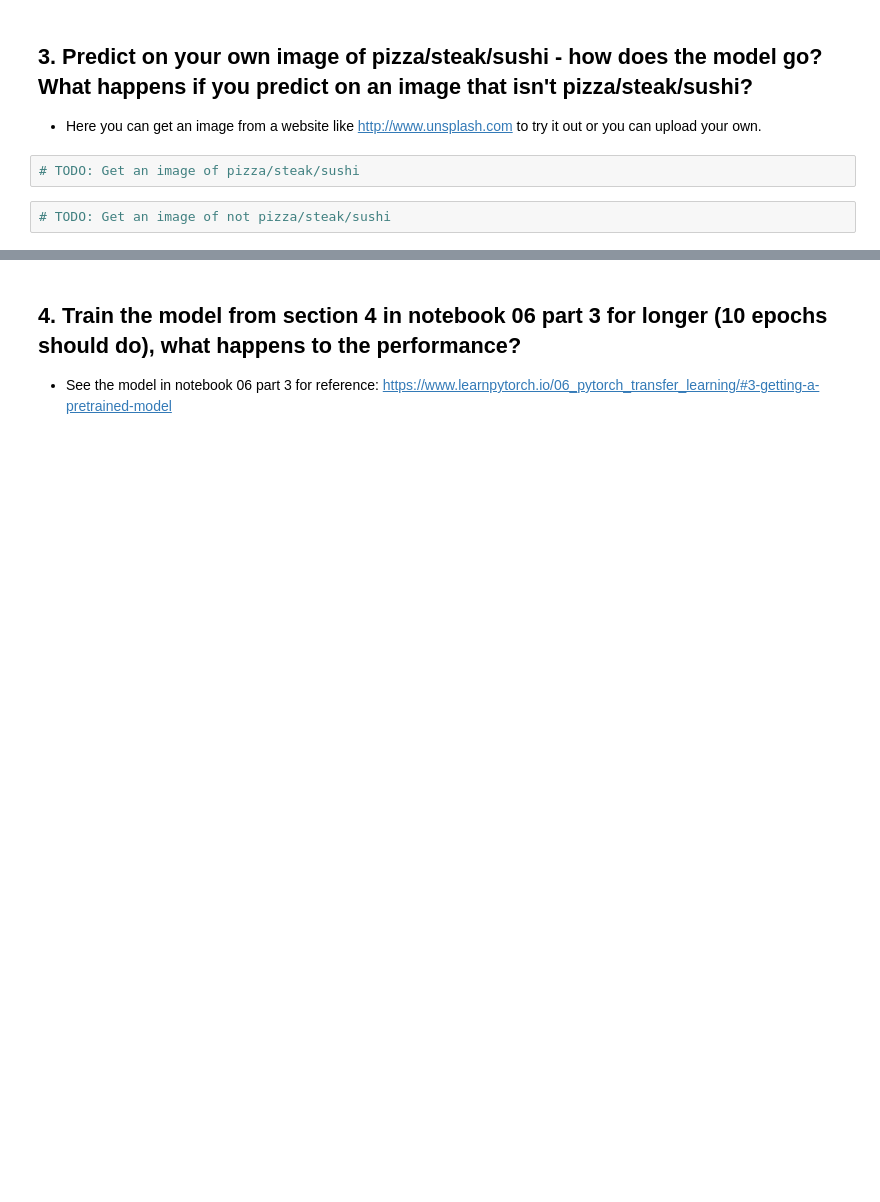
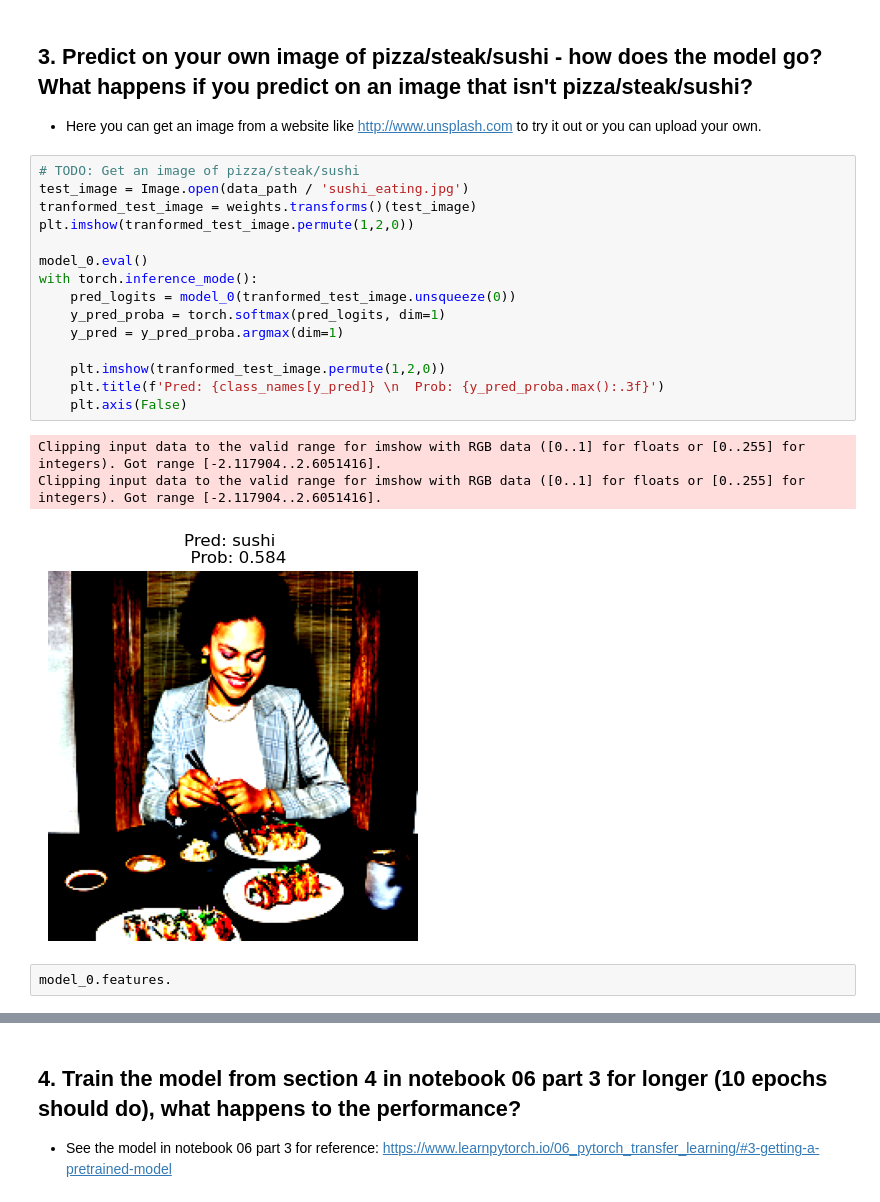
Before and after one commit to maheshsunuwar/deep-learning-pytorch, a Jupyter notebook: 06. PyTorch Transfer Learning/06_pytorch_transfer_learning_exercises.ipynb, the cells around one changed output, grey strips where cells are left out. Cells and saved outputs as stored; diff of their text form; blank space fills up the shorter version.

```diff
--- a/06. PyTorch Transfer Learning/06_pytorch_transfer_learning_exercises.ipynb
+++ b/06. PyTorch Transfer Learning/06_pytorch_transfer_learning_exercises.ipynb
@@ -315,7 +394,24 @@ class_names
 # %% [markdown]
 ## 3. Predict on your own image of pizza/steak/sushi - how does the model go? What happens if you predict on an image that isn't pizza/steak/sushi?
 * Here you can get an image from a website like http://www.unsplash.com to try it out or you can upload your own.
-# %%
-# TODO: Get an image of pizza/steak/sushi
-# %%
-# TODO: Get an image of not pizza/steak/sushi
+# %%
+# TODO: Get an image of pizza/steak/sushi
+test_image = Image.open(data_path / 'sushi_eating.jpg')
+tranformed_test_image = weights.transforms()(test_image)
+plt.imshow(tranformed_test_image.permute(1,2,0))
+
+model_0.eval()
+with torch.inference_mode():
+    pred_logits = model_0(tranformed_test_image.unsqueeze(0))
+    y_pred_proba = torch.softmax(pred_logits, dim=1)
+    y_pred = y_pred_proba.argmax(dim=1)
+
+    plt.imshow(tranformed_test_image.permute(1,2,0))
+    plt.title(f'Pred: {class_names[y_pred]} \n  Prob: {y_pred_proba.max():.3f}')
+    plt.axis(False)
+# %% [output]
+Clipping input data to the valid range for imshow with RGB data ([0..1] for floats or [0..255] for integers). Got range [-2.117904..2.6051416].
+Clipping input data to the valid range for imshow with RGB data ([0..1] for floats or [0..255] for integers). Got range [-2.117904..2.6051416].
+[figure, added]
+# %%
+model_0.features.
```
Also changed, not shown: parts of 25 cells of this notebook, 1 other file.
